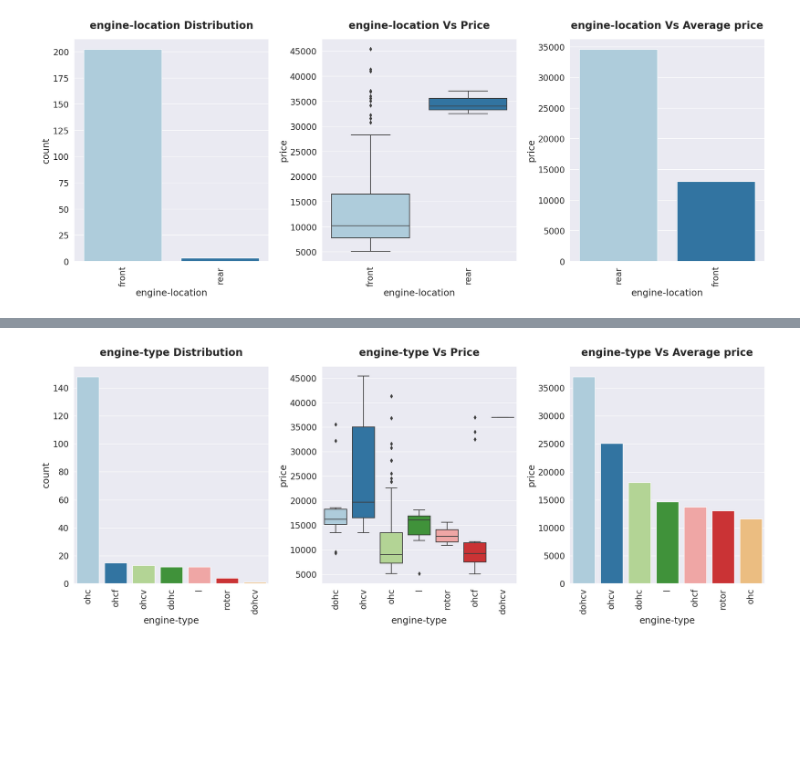
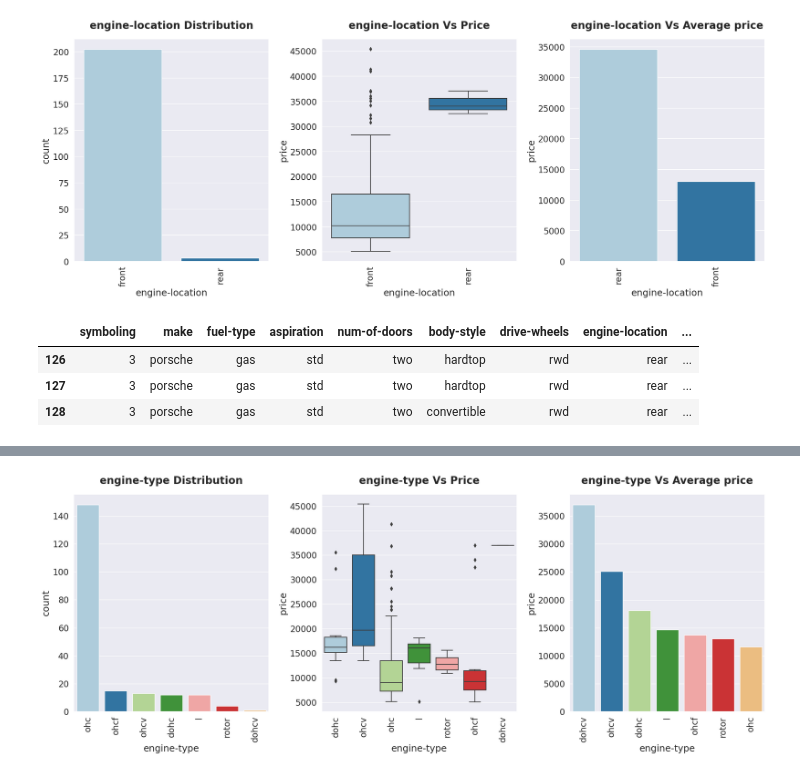
Before and after one commit to ShreeKeshavan/Car_price_prediction, a Jupyter notebook: Car_price_prediction.ipynb, the cells around one changed output, grey strips where cells are left out. Drawn from its saved outputs; the diff is of its cells as text; code cells hidden in the pictures; blank space fills up the shorter version.

```diff
--- a/Car_price_prediction.ipynb
+++ b/Car_price_prediction.ipynb
@@ -378,3 +421,10 @@ Categorical_visualization('drive-wheels')
 Categorical_visualization('engine-location')
 # %% [output]
 [figure]
+# %%
+df[df["engine-location"]=="rear"]
+# %% [output]
+|  | symboling | make | fuel-type | aspiration | num-of-doors | body-style | drive-wheels | engine-location | ... |
+| 126 | 3 | porsche | gas | std | two | hardtop | rwd | rear | ... |
+| 127 | 3 | porsche | gas | std | two | hardtop | rwd | rear | ... |
+| 128 | 3 | porsche | gas | std | two | convertible | rwd | rear | ... |
```
Also changed, not shown: parts of 16 cells of this notebook.
